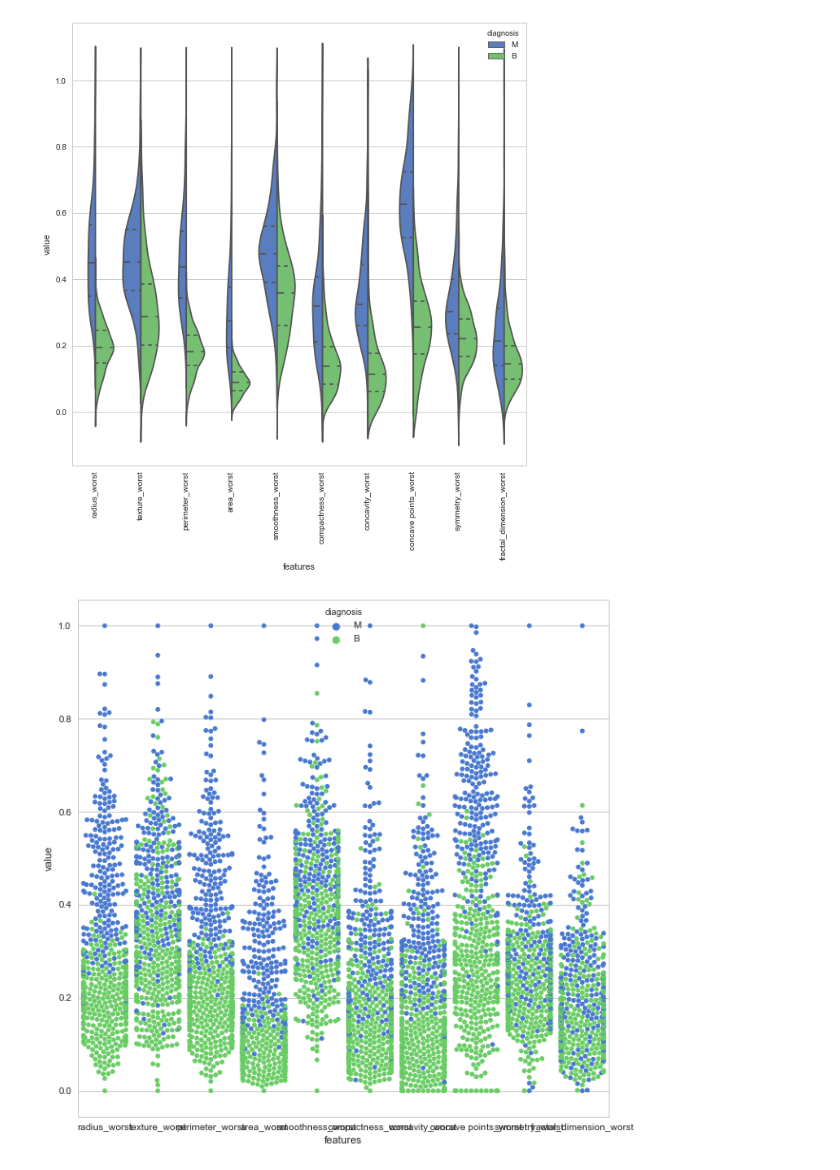
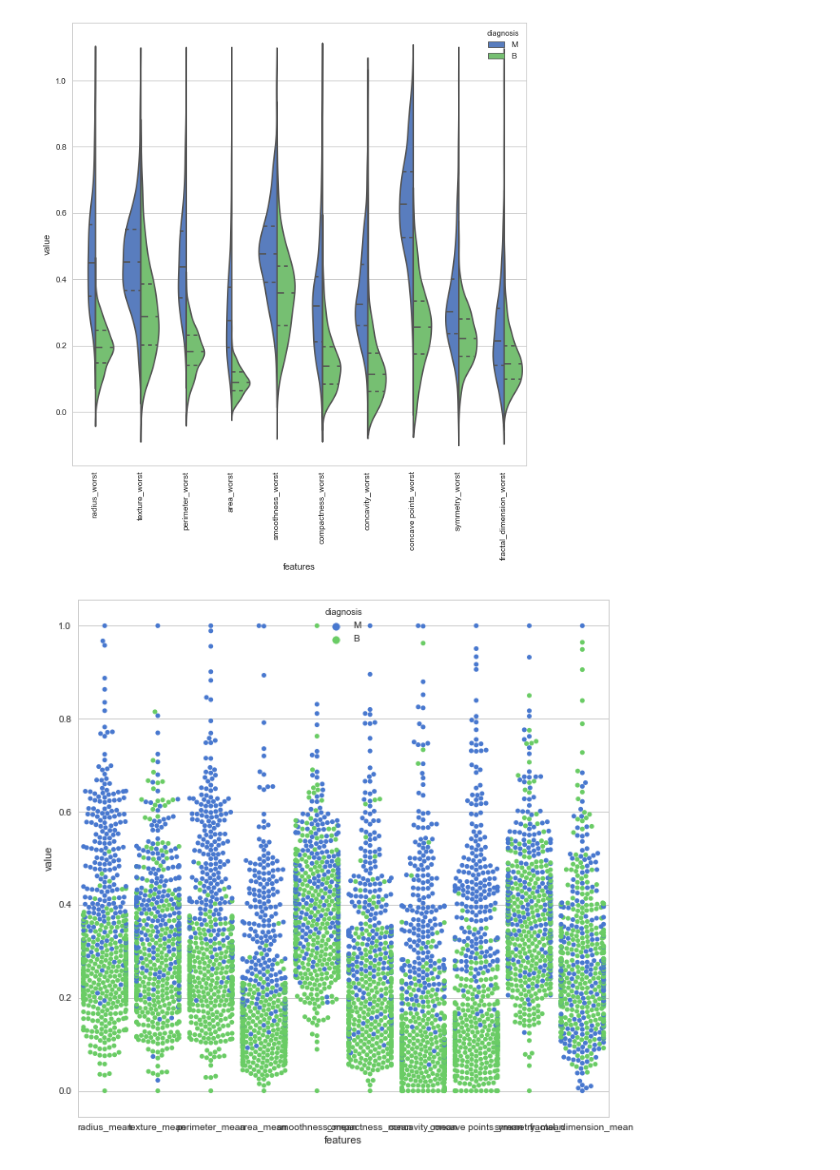
Before and after one commit to ICMR-NITM/Cancer, a Jupyter notebook: fe2.ipynb, the cells around one changed output. Cells and saved outputs as stored; diff of their text form; code cells hidden in the pictures.

```diff
--- a/fe2.ipynb
+++ b/fe2.ipynb
@@ -120,8 +123,14 @@ plt.xticks(rotation=90)
 (array([0, 1, 2, 3, 4, 5, 6, 7, 8, 9]), <a list of 10 Text xticklabel objects>)
 [figure]
 # %%
+data_dia = y
+data = x
+data = pd.concat([y,data.iloc[:,0:10]],axis=1)
+data = pd.melt(data,id_vars="diagnosis",
+                    var_name="features",
+                    value_name='value')
 plt.figure(figsize=(10,10))
 sns.swarmplot(x="features", y="value", hue="diagnosis", data=data)
 plt.show()
 # %% [output]
-[figure, old version]
+[figure, new version]
```
Also changed, not shown: parts of 6 cells of this notebook.
